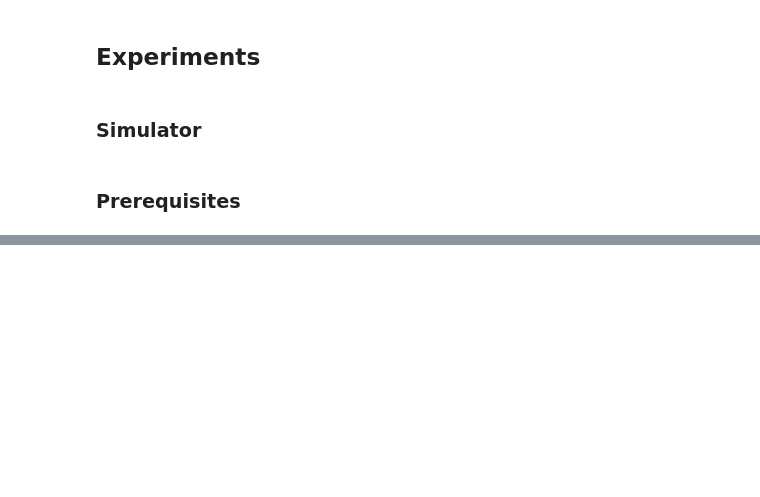
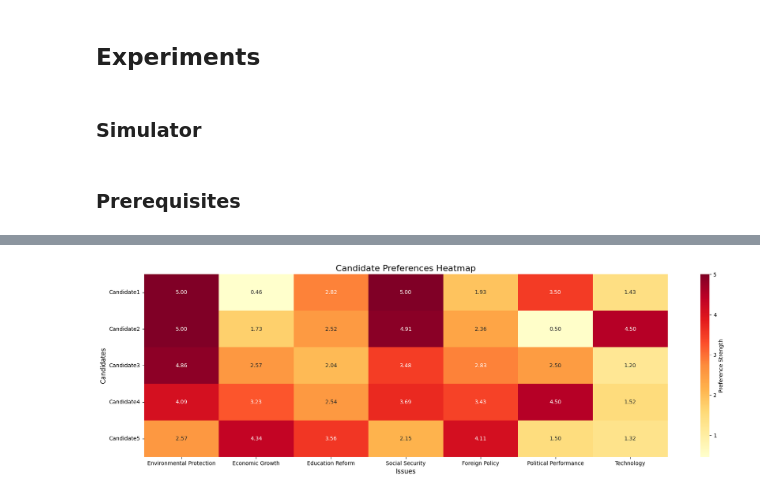
Before and after one commit to kentaro/bidirectional-quadratic-voting, a Jupyter notebook: experiments.ipynb, the cells around one changed output, grey strips where cells are left out. Drawn from its saved outputs; the diff is of its cells as text; code cells hidden in the pictures; blank space fills up the shorter version.

```diff
--- a/experiments.ipynb
+++ b/experiments.ipynb
@@ -263,0 +159,43 @@ Candidate5 (Ideology: 1.00): [2.57257554 4.33668518 3.55546129 2.15470193 4.1127
+# %%
+import matplotlib.pyplot as plt
+import seaborn as sns
+import numpy as np
+
+# データの準備
+issues = ['Environmental Protection', 'Economic Growth', 'Education Reform', 'Social Security', 'Foreign Policy', 'Political Performance', 'Technology']
+candidates = ['Candidate1', 'Candidate2', 'Candidate3', 'Candidate4', 'Candidate5']
+ideology_range = [-1.00, -0.50, 0.00, 0.50, 1.00]
+
+data = np.array([
+    [5.00, 0.46, 2.82, 5.00, 1.93, 3.50, 1.43],
+    [5.00, 1.73, 2.52, 4.91, 2.36, 0.50, 4.50],
+    [4.86, 2.57, 2.04, 3.48, 2.83, 2.50, 1.20],
+    [4.09, 3.23, 2.54, 3.69, 3.43, 4.50, 1.52],
+    [2.57, 4.34, 3.56, 2.15, 4.11, 1.50, 1.32]
+])
+
+# ヒートマップの作成
+plt.figure(figsize=(20, 6))
+ax = sns.heatmap(data, annot=True, cmap="YlOrRd", fmt=".2f",
+                 xticklabels=issues, yticklabels=candidates,
+                 cbar_kws={'label': 'Preference Strength'})
+
+plt.title("Candidate Preferences Heatmap", fontsize=16)
+plt.xlabel("Issues", fontsize=12)
+plt.ylabel("Candidates", fontsize=12)
+
+# 横軸のラベルを水平に配置
+plt.xticks(rotation=0, ha='center')
+
+# 縦軸のラベルを横向きに配置
+ax.set_yticklabels(ax.get_yticklabels(), rotation=0, ha='right')
+
+# レイアウトの調整
+plt.tight_layout()
+
+# x軸のラベルの位置を調整
+plt.subplots_adjust(bottom=0.15, left=0.15)
+
+plt.show()
+# %% [output]
+[figure, added]
```
Also changed, not shown: parts of 6 cells of this notebook, 5 other files.
